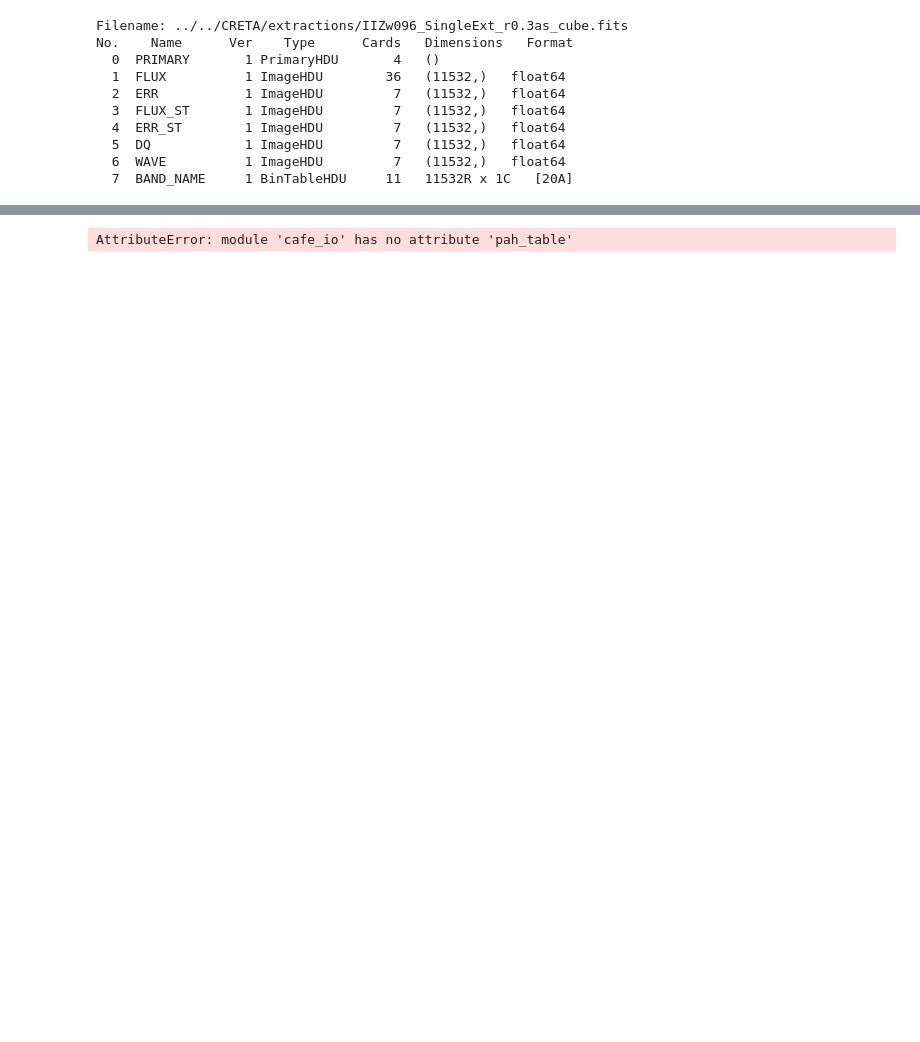
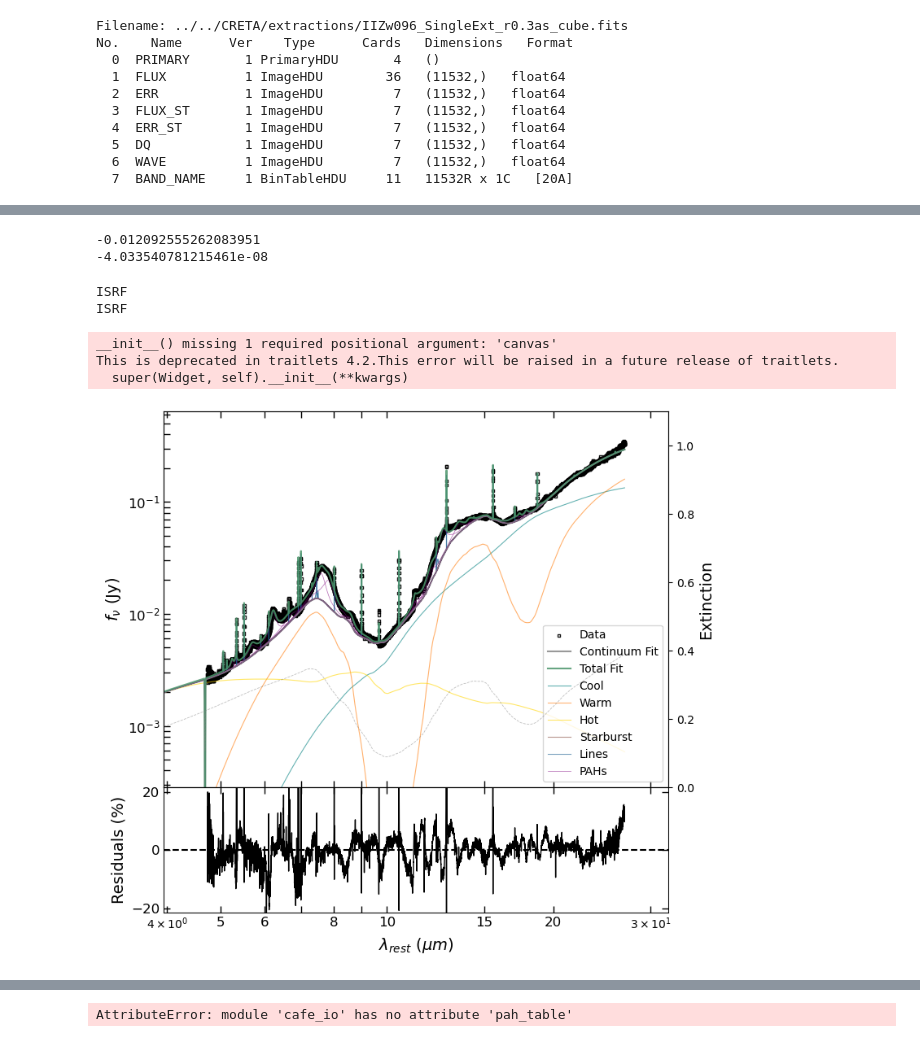
Before and after one commit to GOALS-survey/CAFE, a Jupyter notebook: CAFE/notebooks/IIZw096_MIRI_spec_CAFE.ipynb, the cells around one changed output, grey strips where cells are left out. Cells and saved outputs as stored; diff of their text form; code cells hidden in the pictures; blank space fills up the shorter version.

Commit message:
more lines and notebook edits

```diff
--- a/CAFE/notebooks/IIZw096_MIRI_spec_CAFE.ipynb
+++ b/CAFE/notebooks/IIZw096_MIRI_spec_CAFE.ipynb
@@ -128,0 +214,4 @@ No.    Name      Ver    Type      Cards   Dimensions   Format
+# %%
+# We can iterate ad infinitum but the fit probably has converged
+ini2 = cafe.specmod(cafe_dir)
+ini2.read_parcube_file(parcube_fn, file_dir=parcube_fd)
@@ -128,0 +229,2 @@ No.    Name      Ver    Type      Cards   Dimensions   Format
+# %%
+s.fit_spec(inppar_fn, optpar_fn, ini_parcube=ini2.parcube)
@@ -128,0 +250,16 @@ No.    Name      Ver    Type      Cards   Dimensions   Format
+# %%
+# Line and PAH averaged velocity gradient wrt z, in [km/s]
+print(s.parcube['VALUE'].data[-1,0,0])
+print(s.parcube['VALUE'].data[-1,0,0]/2.998e5)
+# %% [output]
+-0.012092555262083951
+-4.033540781215461e-08
+# %%
+s.plot_spec_fit(inppar_fn, optpar_fn)
+# %% [output]
+ISRF
+ISRF
+__init__() missing 1 required positional argument: 'canvas'
+This is deprecated in traitlets 4.2.This error will be raised in a future release of traitlets.
+  super(Widget, self).__init__(**kwargs)
+[figure, added]
```
Also changed, not shown: parts of 20 cells of this notebook, 12 other files.
